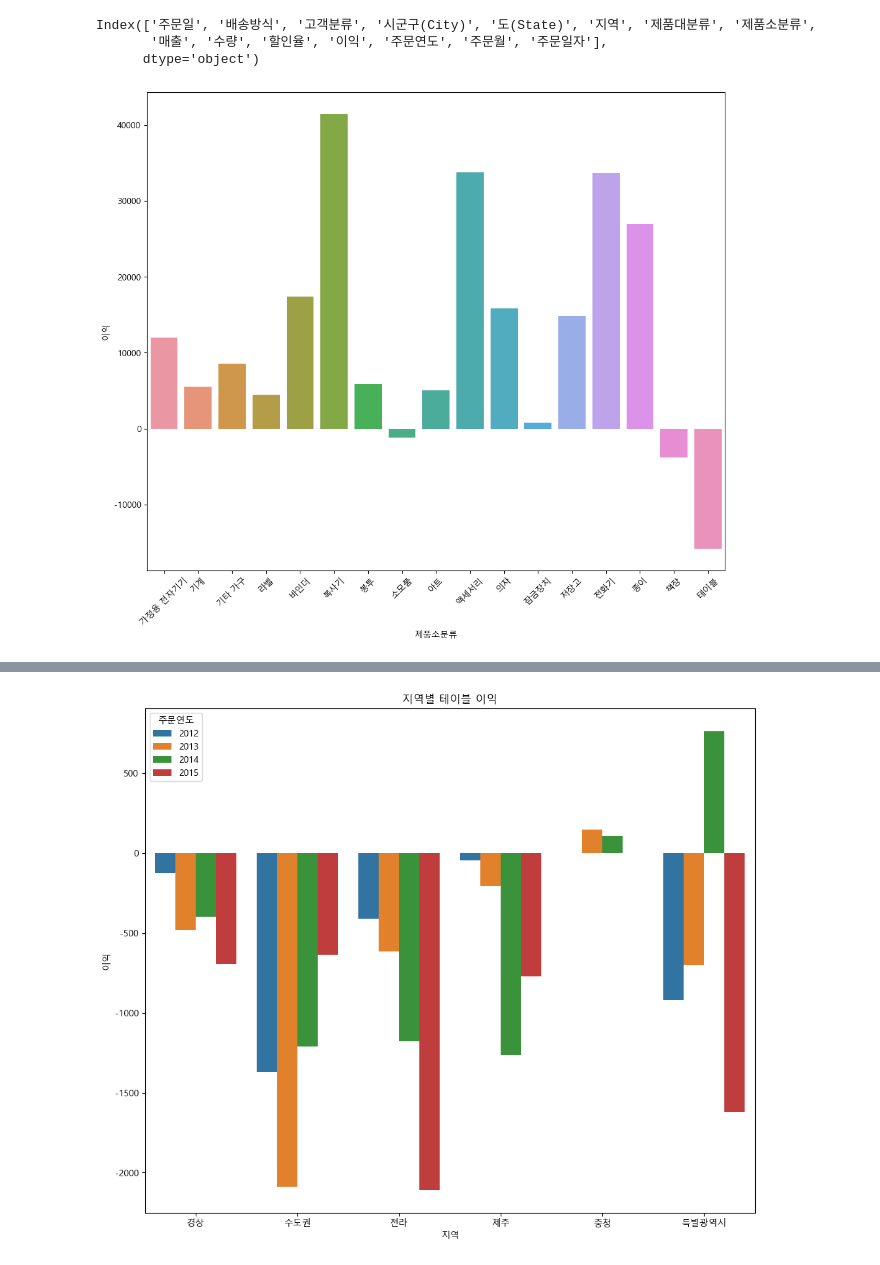
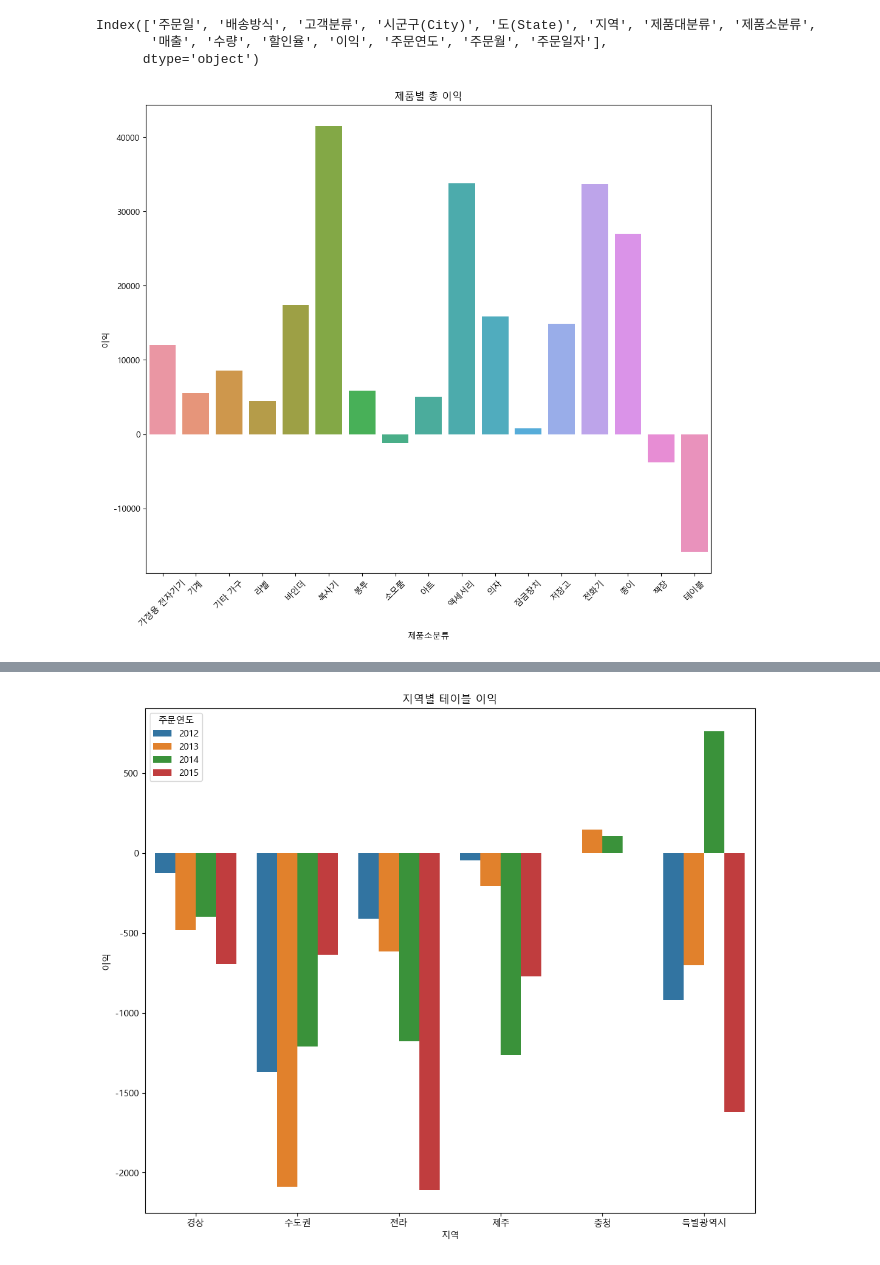
Before and after one commit to berryperi/light-study, a Jupyter notebook: 고객매출데이터.ipynb, the cells around one changed output, grey strips where cells are left out. Saved outputs shown, nothing was run; the diff lists cells and outputs as text; code cells hidden in the pictures.

```diff
--- a/고객매출데이터.ipynb
+++ b/고객매출데이터.ipynb
@@ -75,6 +95,7 @@ import seaborn as sns
 
 plt.rcParams['font.family'] = 'Malgun Gothic'
 plt.rcParams['font.size'] = 10
+plt.rcParams['figure.figsize'] = (15, 10)
 plt.rcParams['axes.unicode_minus'] = False
 # %%
 year_Sales = df1.groupby(['주문연도', '고객분류'])['이익'].sum().reset_index()
@@ -95,10 +134,10 @@ Index(['주문일', '배송방식', '고객분류', '시군구(City)', '도(Stat
        '매출', '수량', '할인율', '이익', '주문연도', '주문월', '주문일자'],
       dtype='object')
 # %%
-plt.figure(figsize=(12, 10))
 Sub_class = df1.groupby(['제품소분류'])['이익'].sum().reset_index()
+plt.title('제품별 총 이익')
 sns.barplot(data=Sub_class, x='제품소분류', y='이익')
 plt.xticks(rotation=45)
 plt.show()
 # %% [output]
-[figure, old version]
+[figure, new version]
```
Also changed, not shown: parts of 13 cells of this notebook.
